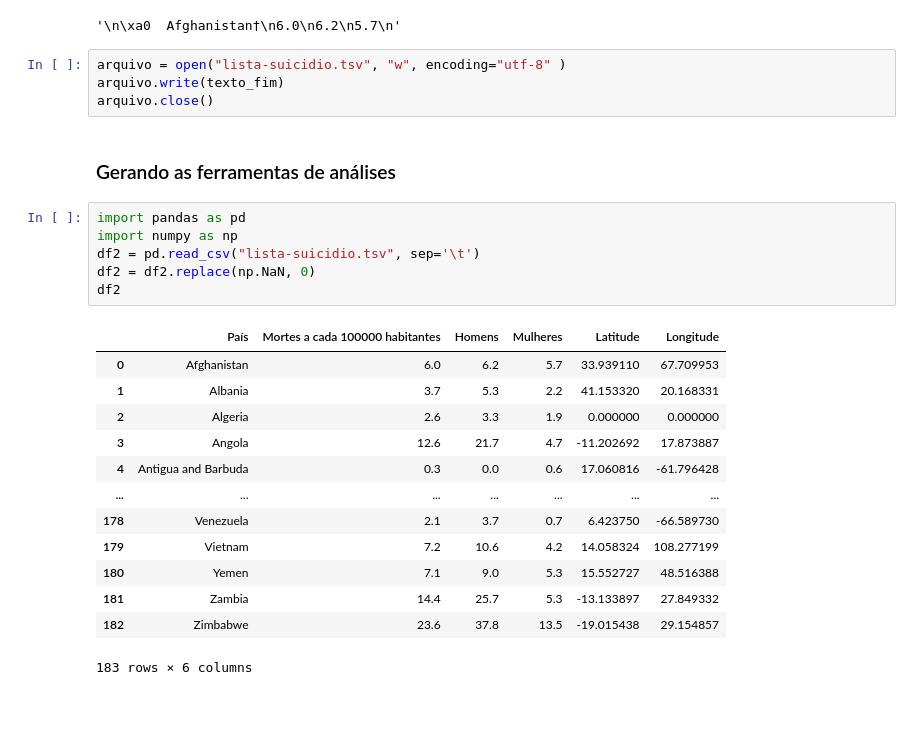
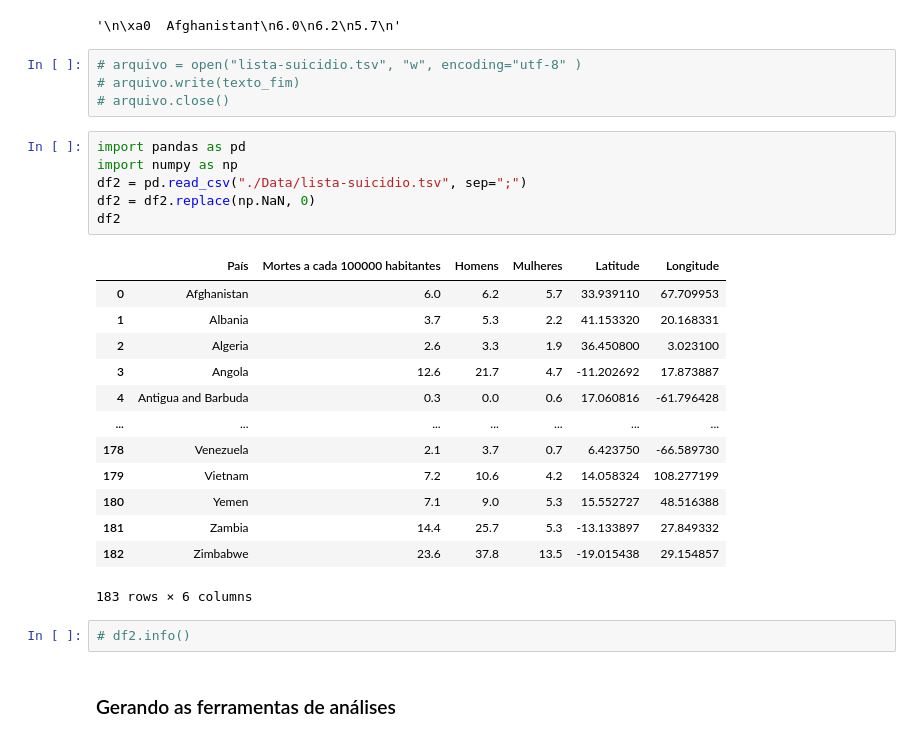
Before and after one commit to brunabellini/Projeto_FaleSobre, a Jupyter notebook: Caderno Jupyter- Grupo 6.ipynb, the cells around one changed output. Cells and saved outputs as stored; diff of their text form; blank space fills up the shorter version.

```diff
--- a/Caderno Jupyter- Grupo 6.ipynb
+++ b/Caderno Jupyter- Grupo 6.ipynb
@@ -918,28 +919,30 @@ lin
 # %% [output]
 '\n\xa0  Afghanistan†\n6.0\n6.2\n5.7\n'
 # %%
-arquivo = open("lista-suicidio.tsv", "w", encoding="utf-8" )
-arquivo.write(texto_fim)
-arquivo.close()
+# arquivo = open("lista-suicidio.tsv", "w", encoding="utf-8" )
+# arquivo.write(texto_fim)
+# arquivo.close()
+# %%
+import pandas as pd
+import numpy as np
+df2 = pd.read_csv("./Data/lista-suicidio.tsv", sep=";")
+df2 = df2.replace(np.NaN, 0)
+df2
+# %% [output]
+|  | País | Mortes a cada 100000 habitantes | Homens | Mulheres | Latitude | Longitude |
+| 0 | Afghanistan | 6.0 | 6.2 | 5.7 | 33.939110 | 67.709953 |
+| 1 | Albania | 3.7 | 5.3 | 2.2 | 41.153320 | 20.168331 |
+| 2 | Algeria | 2.6 | 3.3 | 1.9 | 36.450800 | 3.023100 |
+| 3 | Angola | 12.6 | 21.7 | 4.7 | -11.202692 | 17.873887 |
+| 4 | Antigua and Barbuda | 0.3 | 0.0 | 0.6 | 17.060816 | -61.796428 |
+| ... | ... | ... | ... | ... | ... | ... |
+| 178 | Venezuela | 2.1 | 3.7 | 0.7 | 6.423750 | -66.589730 |
+| 179 | Vietnam | 7.2 | 10.6 | 4.2 | 14.058324 | 108.277199 |
+| 180 | Yemen | 7.1 | 9.0 | 5.3 | 15.552727 | 48.516388 |
+| 181 | Zambia | 14.4 | 25.7 | 5.3 | -13.133897 | 27.849332 |
+| 182 | Zimbabwe | 23.6 | 37.8 | 13.5 | -19.015438 | 29.154857 |
+183 rows × 6 columns
+# %%
+# df2.info()
 # %% [markdown]
 ### Gerando as ferramentas de análises
-# %%
-import pandas as pd
-import numpy as np
-df2 = pd.read_csv("lista-suicidio.tsv", sep='\t')
-df2 = df2.replace(np.NaN, 0)
-df2
-# %% [output]
-|  | País | Mortes a cada 100000 habitantes | Homens | Mulheres | Latitude | Longitude |
-| 0 | Afghanistan | 6.0 | 6.2 | 5.7 | 33.939110 | 67.709953 |
-| 1 | Albania | 3.7 | 5.3 | 2.2 | 41.153320 | 20.168331 |
-| 2 | Algeria | 2.6 | 3.3 | 1.9 | 0.000000 | 0.000000 |
-| 3 | Angola | 12.6 | 21.7 | 4.7 | -11.202692 | 17.873887 |
-| 4 | Antigua and Barbuda | 0.3 | 0.0 | 0.6 | 17.060816 | -61.796428 |
-| ... | ... | ... | ... | ... | ... | ... |
-| 178 | Venezuela | 2.1 | 3.7 | 0.7 | 6.423750 | -66.589730 |
-| 179 | Vietnam | 7.2 | 10.6 | 4.2 | 14.058324 | 108.277199 |
-| 180 | Yemen | 7.1 | 9.0 | 5.3 | 15.552727 | 48.516388 |
-| 181 | Zambia | 14.4 | 25.7 | 5.3 | -13.133897 | 27.849332 |
-| 182 | Zimbabwe | 23.6 | 37.8 | 13.5 | -19.015438 | 29.154857 |
-183 rows × 6 columns
```
Also changed, not shown: parts of 10 cells of this notebook, 3 other files.
